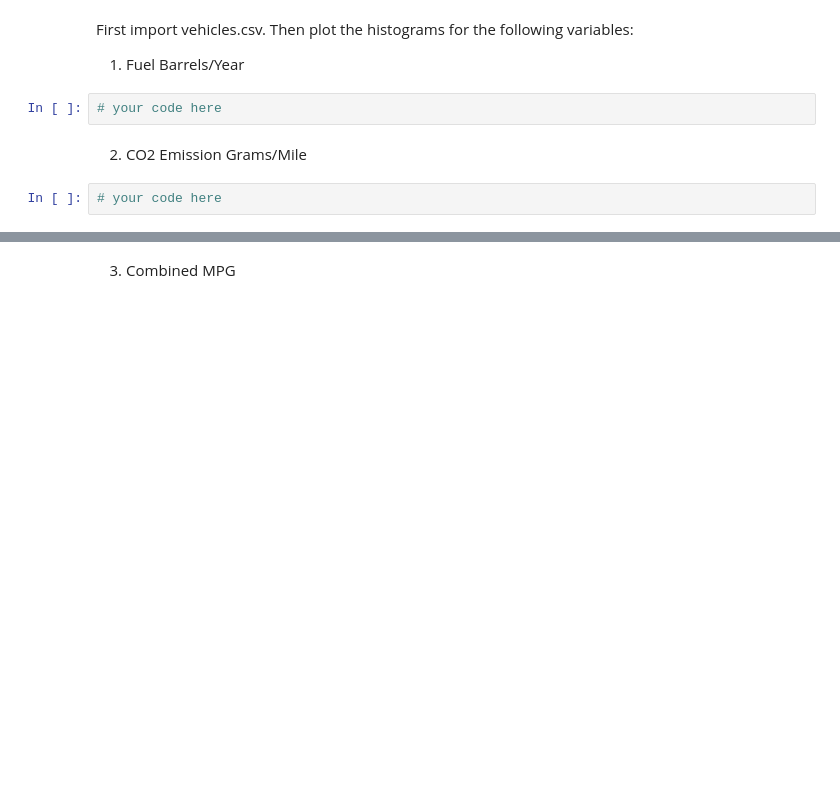
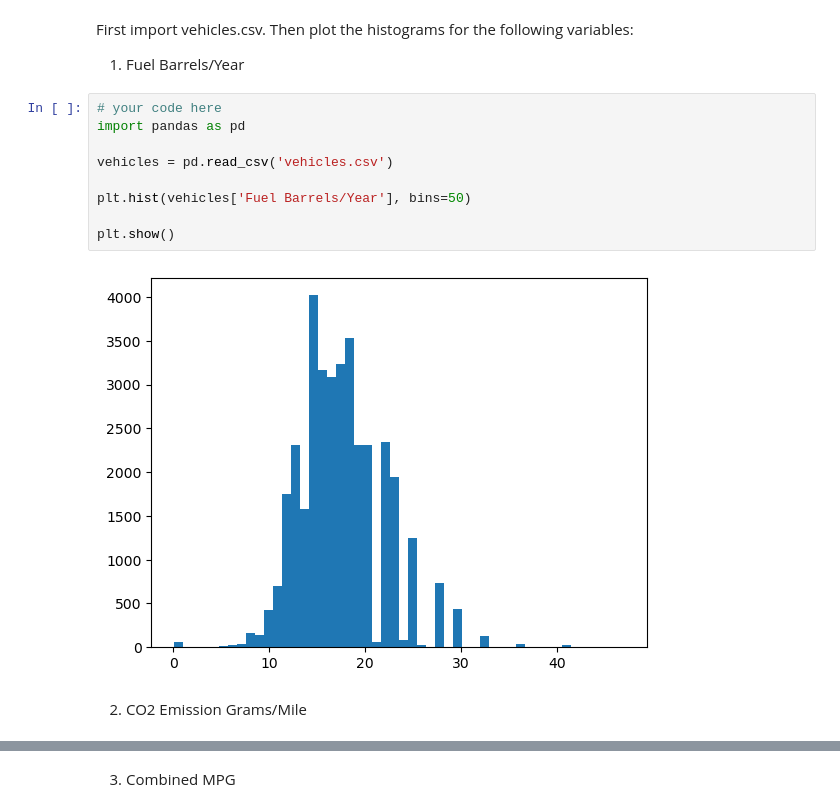
Before and after one commit to Ironhack-Data-Madrid-Abril-2023/6.1-lab_continuous_probability_distributions, a Jupyter notebook: your-code/main.ipynb, the cells around one changed output, grey strips where cells are left out. Drawn from its saved outputs; the diff is of its cells as text; blank space fills up the shorter version.

```diff
--- a/your-code/main.ipynb
+++ b/your-code/main.ipynb
@@ -127,9 +127,16 @@ First import vehicles.csv.
 Then plot the histograms for the following variables:
 
 1. Fuel Barrels/Year
-# %%
-# your code here
+# %%
+# your code here
+import pandas as pd
+
+vehicles = pd.read_csv('vehicles.csv')
+
+plt.hist(vehicles['Fuel Barrels/Year'], bins=50)
+
+plt.show()
+# %% [output]
+[figure, added]
 # %% [markdown]
 2. CO2 Emission Grams/Mile
-# %%
-# your code here
```
Also changed, not shown: parts of 2 cells of this notebook.
